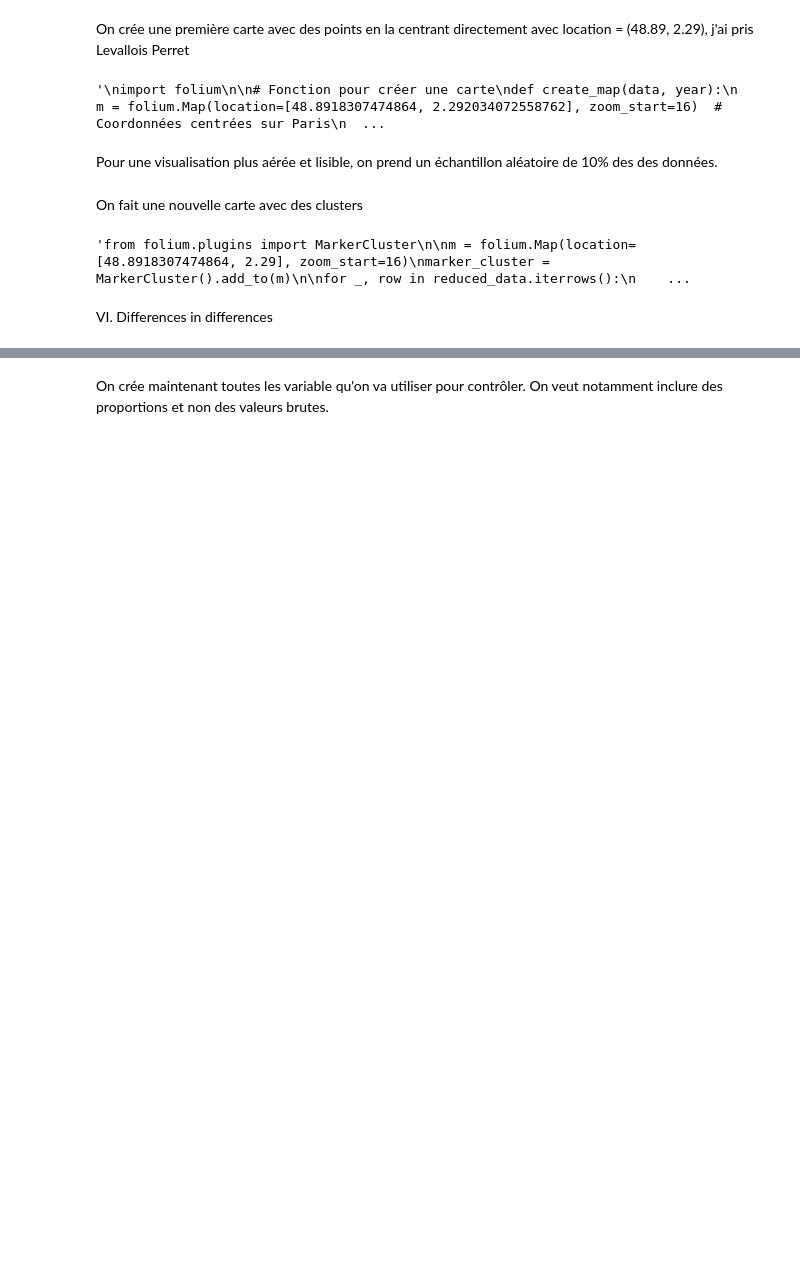
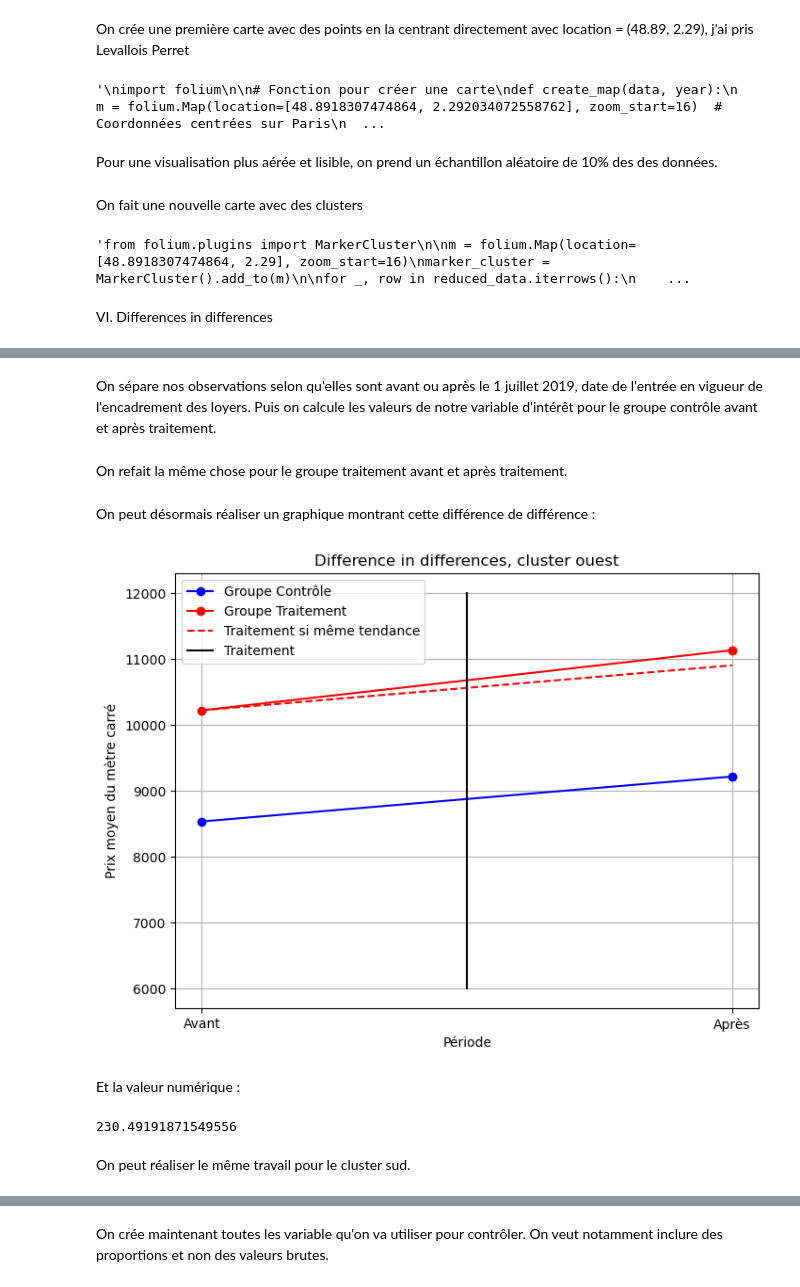
Before and after one commit to CaroLebrun/projet-python-2A, a Jupyter notebook: main.ipynb, the cells around one changed output, grey strips where cells are left out. Drawn from its saved outputs; the diff is of its cells as text; code cells hidden in the pictures; blank space fills up the shorter version.

```diff
--- a/main.ipynb
+++ b/main.ipynb
@@ -723,0 +727,3 @@ import statsmodels.formula.api as sm
+# %%
+crtl_ouest = data_mut_ouest_et_insee[data_mut_ouest_et_insee['coddep']=='92']
+trtm_ouest = data_mut_ouest_et_insee[data_mut_ouest_et_insee['coddep']=='75']
@@ -723,0 +738,2 @@ import statsmodels.formula.api as sm
+# %% [markdown]
+On sépare nos observations selon qu'elles sont avant ou après le 1 juillet 2019, date de l'entrée en vigueur de l'encadrement des loyers. Puis on calcule les valeurs de notre variable d'intérêt pour le groupe contrôle avant et après traitement.
@@ -723,0 +748,2 @@ import statsmodels.formula.api as sm
+# %% [markdown]
+On refait la même chose pour le groupe traitement avant et après traitement.
@@ -723,0 +756,32 @@ import statsmodels.formula.api as sm
+# %% [markdown]
+On peut désormais réaliser un graphique montrant cette différence de différence :
+# %%
+periode = ['Avant', 'Après']
+
+# Création du graphique
+plt.figure(figsize=(8, 6))
+
+plt.plot(periode, [s1, s2], marker='o', label='Groupe Contrôle', color='blue')
+plt.plot(periode, [p1, p2], marker='o', label='Groupe Traitement', color='red')
+plt.plot(periode, [p1, p1 + (s2 - s1)], linestyle='--', label='Traitement si même tendance', color='red')
+plt.plot([0.5, 0.5], [6000,12000], label='Traitement', color='black')
+
+
+plt.xlabel('Période')
+plt.ylabel('Prix moyen du mètre carré')
+plt.title('Difference in differences, cluster ouest')
+plt.legend()
+
+# Afficher le graphique
+plt.grid(True)
+plt.show()
+# %% [output]
+[figure, added]
+# %% [markdown]
+Et la valeur numérique :
+# %%
+print((p2-p1)-(s2-s1))
+# %% [output]
+230.49191871549556
+# %% [markdown]
+On peut réaliser le même travail pour le cluster sud.
```
Also changed, not shown: parts of 45 cells of this notebook.
